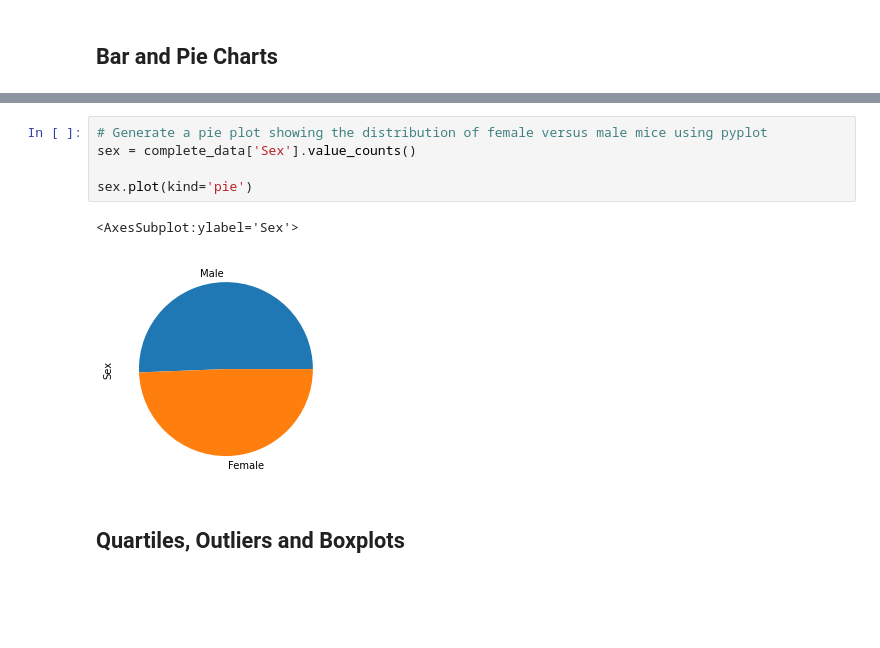
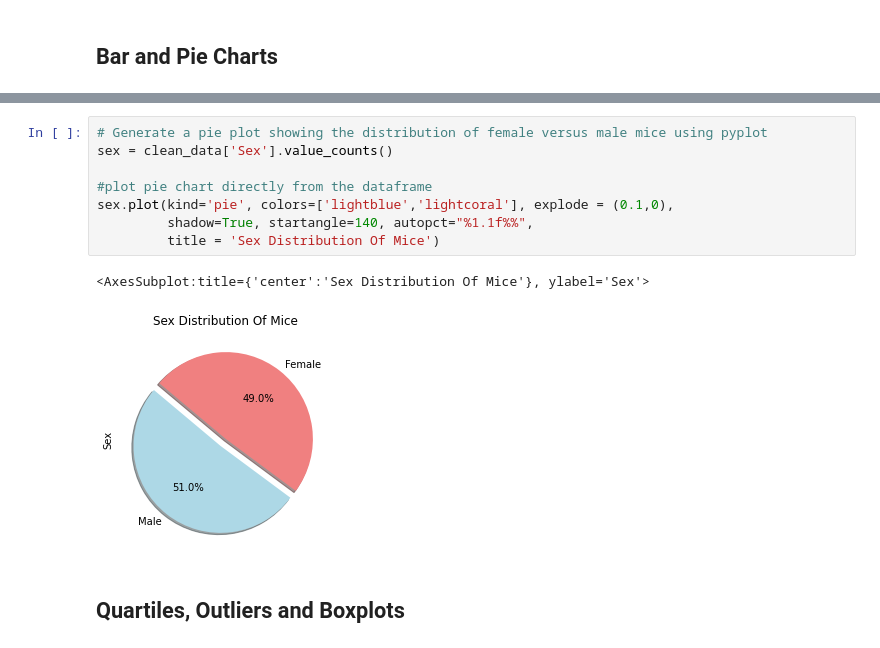
Before and after one commit to taylorsyde/Pymaceuticals-Analysis, a Jupyter notebook: pymaceuticals.ipynb, the cells around one changed output, grey strips where cells are left out. Cells and saved outputs as stored; diff of their text form; blank space fills up the shorter version.

Commit message:
pie charts compelteed

```diff
--- a/pymaceuticals.ipynb
+++ b/pymaceuticals.ipynb
@@ -187,10 +176,13 @@ Name: Sex, dtype: int64
 # %%
 # Generate a pie plot showing the distribution of female versus male mice using pyplot
-sex = complete_data['Sex'].value_counts()
+sex = clean_data['Sex'].value_counts()
 
-sex.plot(kind='pie')
+#plot pie chart directly from the dataframe
+sex.plot(kind='pie', colors=['lightblue','lightcoral'], explode = (0.1,0),
+         shadow=True, startangle=140, autopct="%1.1f%%",
+         title = 'Sex Distribution Of Mice')
 # %% [output]
-<AxesSubplot:ylabel='Sex'>
+<AxesSubplot:title={'center':'Sex Distribution Of Mice'}, ylabel='Sex'>
-[figure, old version]
+[figure, new version]
 # %% [markdown]
 ## Quartiles, Outliers and Boxplots
```
Also changed, not shown: parts of 7 cells of this notebook.
